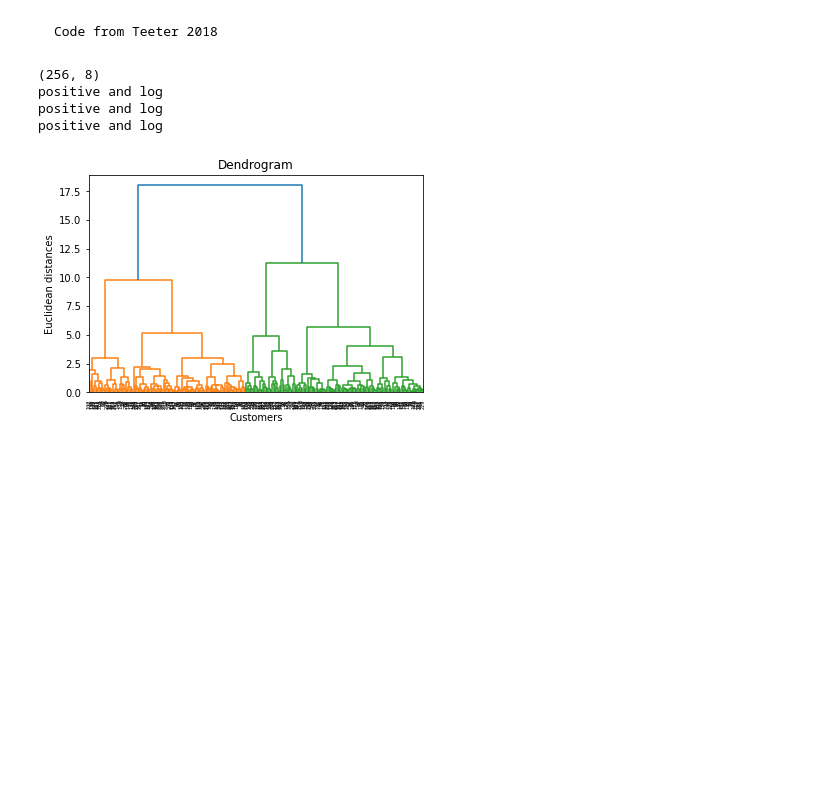
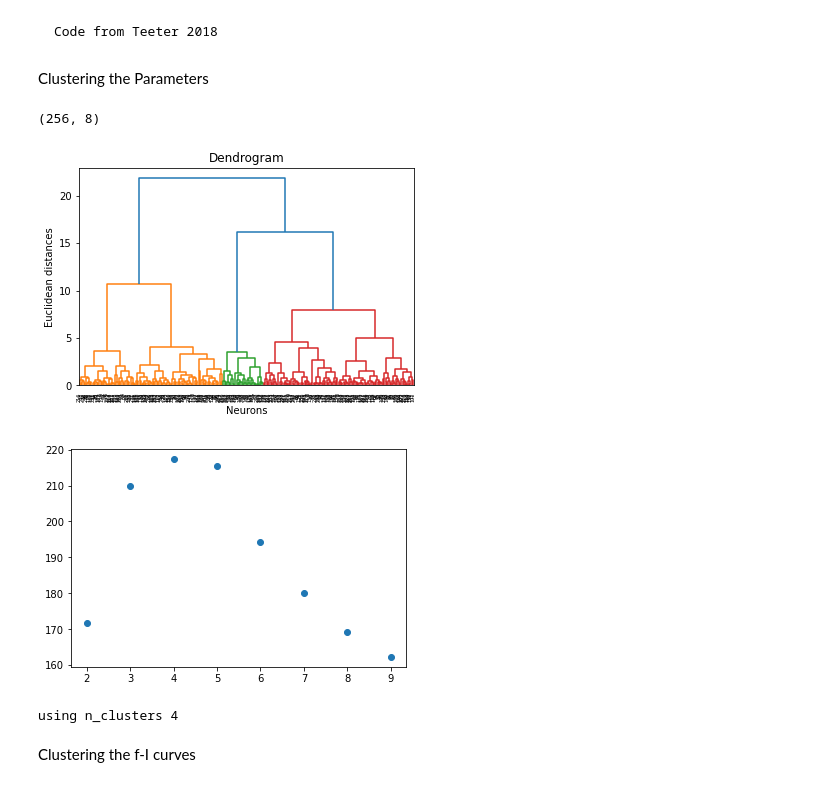
Before and after one commit to AllenInstitute/GLIFS_ASC, a Jupyter notebook: models/clustering.ipynb, the cells around one changed output. Saved outputs shown, nothing was run; the diff lists cells and outputs as text; code cells hidden in the pictures; blank space fills up the shorter version.

Commit message:
working on clustering

```diff
--- a/models/clustering.ipynb
+++ b/models/clustering.ipynb
@@ -3,40 +10,53 @@
+# %% [markdown]
+Clustering the Parameters
 # %%
-import numpy as np
-from scipy import stats as st
 parameters = np.loadtxt("results/results_wkof_080821/smnist-4-agn-256units-256units-0itr-allparams.csv", delimiter=',')
 print(parameters.shape)
 
-nrow, ncol = parameters.shape
-# Transform any parameters as needed
-for ii in range(ncol):
-  if (min(parameters[:,ii])*max(parameters[:,ii])>0):
-    if (min(parameters[:,ii])>0):
-      if (st.skew(parameters[:,ii])>st.skew(np.log10(parameters[:,ii]))):
-        print("positive and log")
-        parameters[:,ii]=np.log10(parameters[:,ii])
-    else:
-      if (st.skew(-parameters[:,ii])>st.skew(np.log10(-parameters[:,ii]))):
-        print("negative and log")
-        parameters[:,ii]=np.log10(-parameters[:,ii])
+# nrow, ncol = parameters.shape
+# # Transform any parameters as needed
+# for ii in range(ncol):
+#   if (min(parameters[:,ii])*max(parameters[:,ii])>0):
+#     if (min(parameters[:,ii])>0):
+#       if (st.skew(parameters[:,ii])>st.skew(np.log10(parameters[:,ii]))):
+#         print("positive and log")
+#         parameters[:,ii]=np.log10(parameters[:,ii])
+#     else:
+#       if (st.skew(-parameters[:,ii])>st.skew(np.log10(-parameters[:,ii]))):
+#         print("negative and log")
+#         parameters[:,ii]=np.log10(-parameters[:,ii])
 # %% [output]
 (256, 8)
-positive and log
-positive and log
-positive and log
 # %%
-import scipy.cluster.hierarchy as sch
-import numpy as np
-import matplotlib.pyplot as plt
-
 dendrogram = sch.dendrogram(sch.linkage(parameters, method  = "ward"))
 plt.title('Dendrogram')
-plt.xlabel('Customers')
+plt.xlabel('Neurons')
 plt.ylabel('Euclidean distances')
 plt.show()
 
-from sklearn.cluster import AgglomerativeClustering
-hc = AgglomerativeClustering(n_clusters = 4, affinity = 'euclidean', linkage ='ward')
-y_hc=hc.fit_predict(parameters)
-np.savetxt("results/results_wkof_080821/smnist-4-agn-256units-256units-0itr-allparams-clusters.csv", y_hc, delimiter=',')
+n_clusters_list = np.arange(2, 10)
+ch_scores = []
+
+for n_clusters in n_clusters_list:
+    hc = AgglomerativeClustering(n_clusters = n_clusters, affinity = 'euclidean', linkage ='ward')
+    y_hc=hc.fit_predict(parameters)
+    ch_scores.append(sklearn.metrics.calinski_harabasz_score(parameters, y_hc))
+plt.scatter(n_clusters_list, ch_scores)
+results = np.zeros((len(ch_scores), 2))
+results[:, 0] = n_clusters_list.reshape(-1)
+results[:, 1] = ch_scores
+np.savetxt("results/results_wkof_080821/smnist-4-agn-256units-256units-0itr-allparams-chscores.csv", y_hc, delimiter=',')
 # %% [output]
-[figure, old version]
+[figure, new version]
+[figure, added]
+# %%
+best_n_clusters = n_clusters_list[np.argmax(ch_scores)]
+print(f"using n_clusters {best_n_clusters}")
+
+hc = AgglomerativeClustering(n_clusters = best_n_clusters, affinity = 'euclidean', linkage ='ward')
+y_hc=hc.fit_predict(parameters)
+np.savetxt("results/results_wkof_080821/smnist-4-agn-256units-256units-0itr-allparams-clusters.csv", y_hc, delimiter=',')
+# %% [output]
+using n_clusters 4
+# %% [markdown]
+Clustering the f-I curves
```
Also changed, not shown: parts of 5 cells of this notebook, 32 other files.
